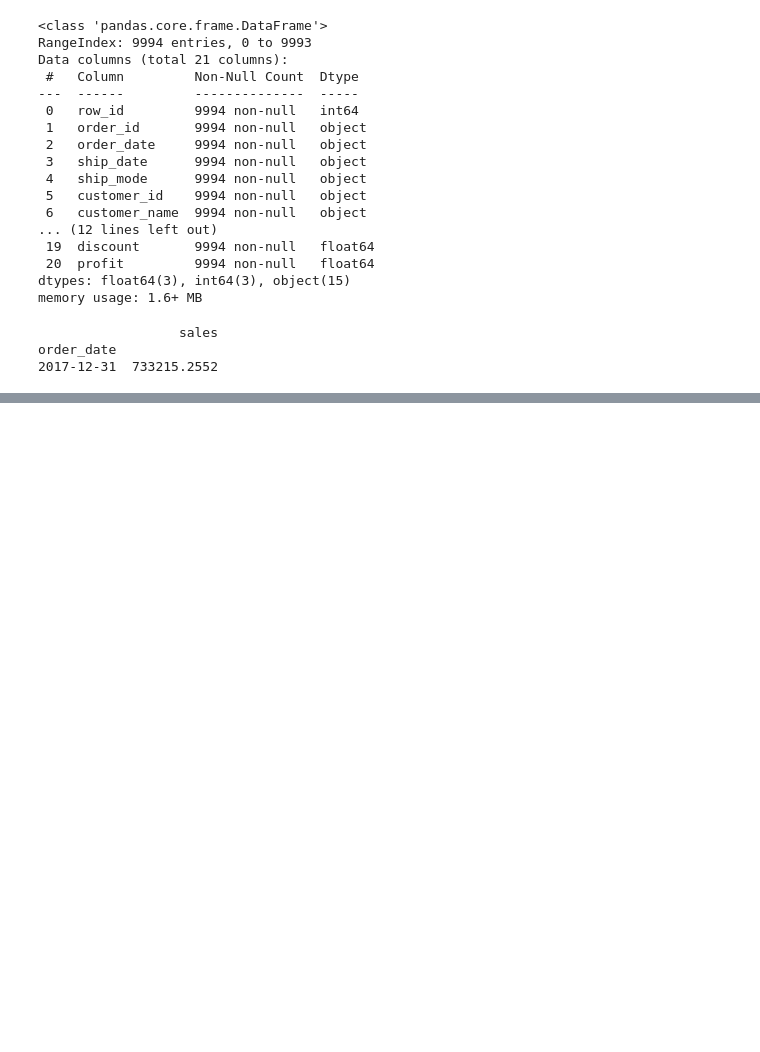
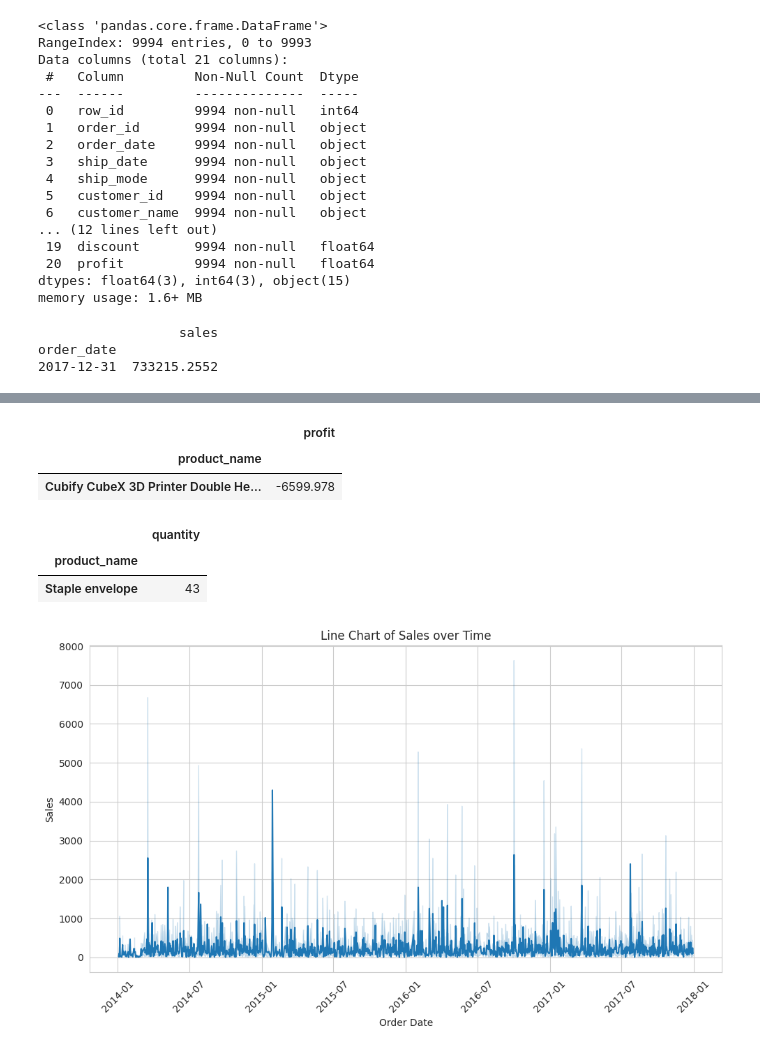
Before and after one commit to mukti222/EDA_superstore_python, a Jupyter notebook: 10_study_case.ipynb, the cells around one changed output, grey strips where cells are left out. Drawn from its saved outputs; the diff is of its cells as text; code cells hidden in the pictures; blank space fills up the shorter version.

```diff
--- a/10_study_case.ipynb
+++ b/10_study_case.ipynb
@@ -91,0 +164,75 @@ order_date
+# %%
+# ############################################ JAWABAN NO 6 ###########################################################
+# 6 Produk apa yang mendatangkan kerugian terbesar di tahun 2016?
+df['order_date'] = pd.to_datetime(df['order_date'])
+df['ship_date'] = pd.to_datetime(df['ship_date'])
+
+# filter th 2016
+data_2016 = df[df['order_date'].dt.year == 2016]
+
+# sum profit by index=productname
+sum_product_profit_2016 = data_2016.pivot_table(
+    index='product_name',
+    values='profit',
+    aggfunc='sum')
+
+#urutkan
+sum_product_profit_2016 = sum_product_profit_2016.sort_values(by='profit', ascending=True)
+
+#ambil top 1
+top_product_2016 = sum_product_profit_2016.head(1)
+
+top_product_2016
+# %% [output]
+|  | profit |
+| product_name |  |
+| Cubify CubeX 3D Printer Double He... | -6599.978 |
+# %%
+# ############################################ JAWABAN NO 7 ###########################################################
+# 7 Produk apa yang paling best seller di tahun 2015? (dilihat berdasarkan unit yang terjual)
+# logika : mencari jumlah quantity di produk, filter tahun 2015
+# flow : filter >> count sales, index = product name >> urutkan
+
+# filter th 2016
+data_2015 = df[df['order_date'].dt.year == 2015]
+
+# sum profit by index=productname
+sum_product_sales_2015 = data_2015.pivot_table(
+    index='product_name',
+    values='quantity',
+    aggfunc='sum')
+
+sum_product_sales_2015 = sum_product_sales_2015.sort_values(by='quantity', ascending=False)
+
+#ambil top 1
+bestseller_product_2015 = sum_product_sales_2015.head(1)
+
+bestseller_product_2015
+# %% [output]
+|  | quantity |
+| product_name |  |
+| Staple envelope | 43 |
+# %%
+# ############################################ JAWABAN NO 8 ###########################################################
+# 8 Buatlah line chart yang menunjukan nilai penjualan dari waktu ke waktu
+# buat line chart dengan variabelnya adalah x=order_date dan y=sales
+
+import seaborn as sns
+import matplotlib.pyplot as plt
+
+# Mengatur gaya seaborn
+sns.set_style("whitegrid")
+
+# Membuat line chart
+plt.figure(figsize=(10, 6))
+sns.lineplot(data=df, x='order_date', y='sales')
+plt.title('Line Chart of Sales over Time')
+plt.xlabel('Order Date')
+plt.ylabel('Sales')
+plt.xticks(rotation=45)
+plt.tight_layout()
+
+# Menampilkan grafik
+plt.show()
+# %% [output]
+[figure, added]
```
Also changed, not shown: parts of 7 cells of this notebook.
